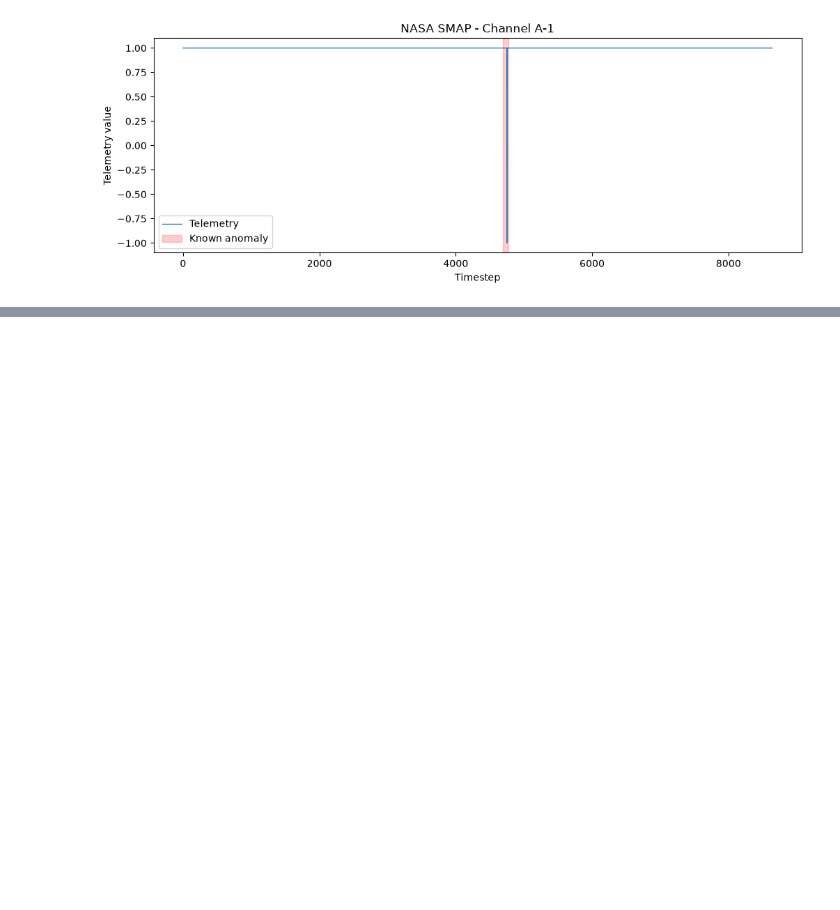
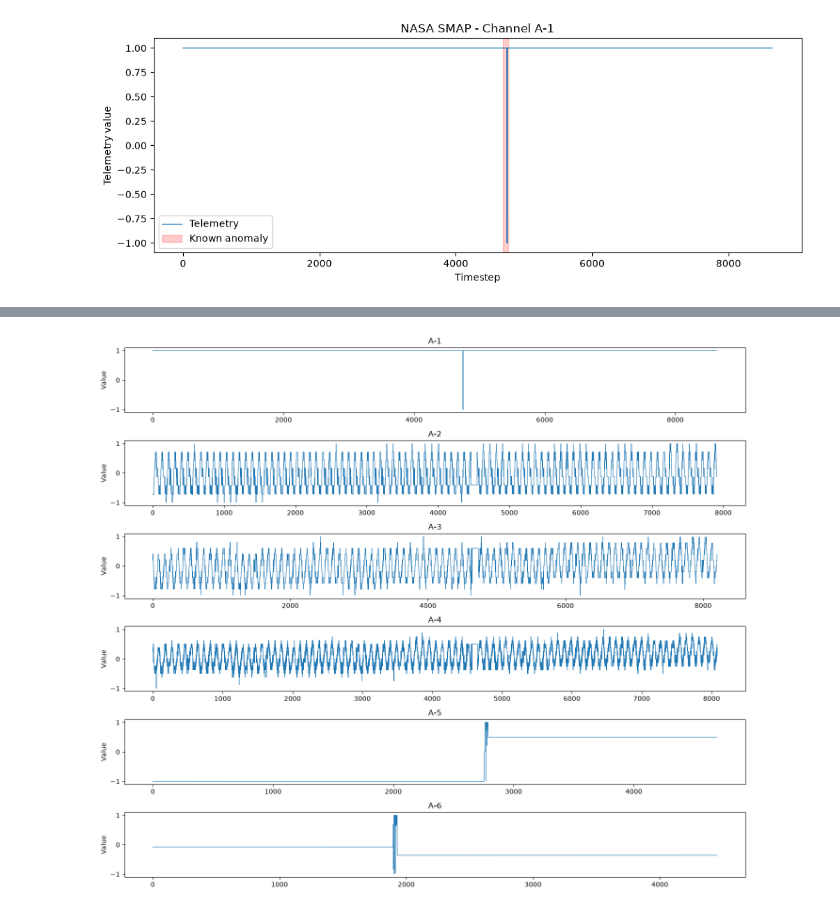
Before and after one commit to victorhuii/Spacecraft-Anomaly-Project, a Jupyter notebook: notebooks/01_exploratory_analysis.ipynb, the cells around one changed output, grey strips where cells are left out. Saved outputs shown, nothing was run; the diff lists cells and outputs as text; code cells hidden in the pictures; blank space fills up the shorter version.

```diff
--- a/notebooks/01_exploratory_analysis.ipynb
+++ b/notebooks/01_exploratory_analysis.ipynb
@@ -69,0 +203,23 @@ plt.show()
+# %%
+
+test_dir = root / "data/raw/data/test"
+
+# Compare the first 6 available channels
+files = sorted(test_dir.glob("*.parquet"))[:6]
+
+fig, axes = plt.subplots(
+    len(files), 1,
+    figsize=(14, 12)
+)
+
+for ax, file in zip(axes, files):
+    df = pd.read_parquet(file)
+
+    ax.plot(df["timestep"], df["value"], linewidth=0.8)
+    ax.set_title(file.stem)
+    ax.set_ylabel("Value")
+
+plt.tight_layout()
+plt.show()
+# %% [output]
+[figure, added]
```
Also changed, not shown: parts of 30 cells of this notebook, 1 other file.
